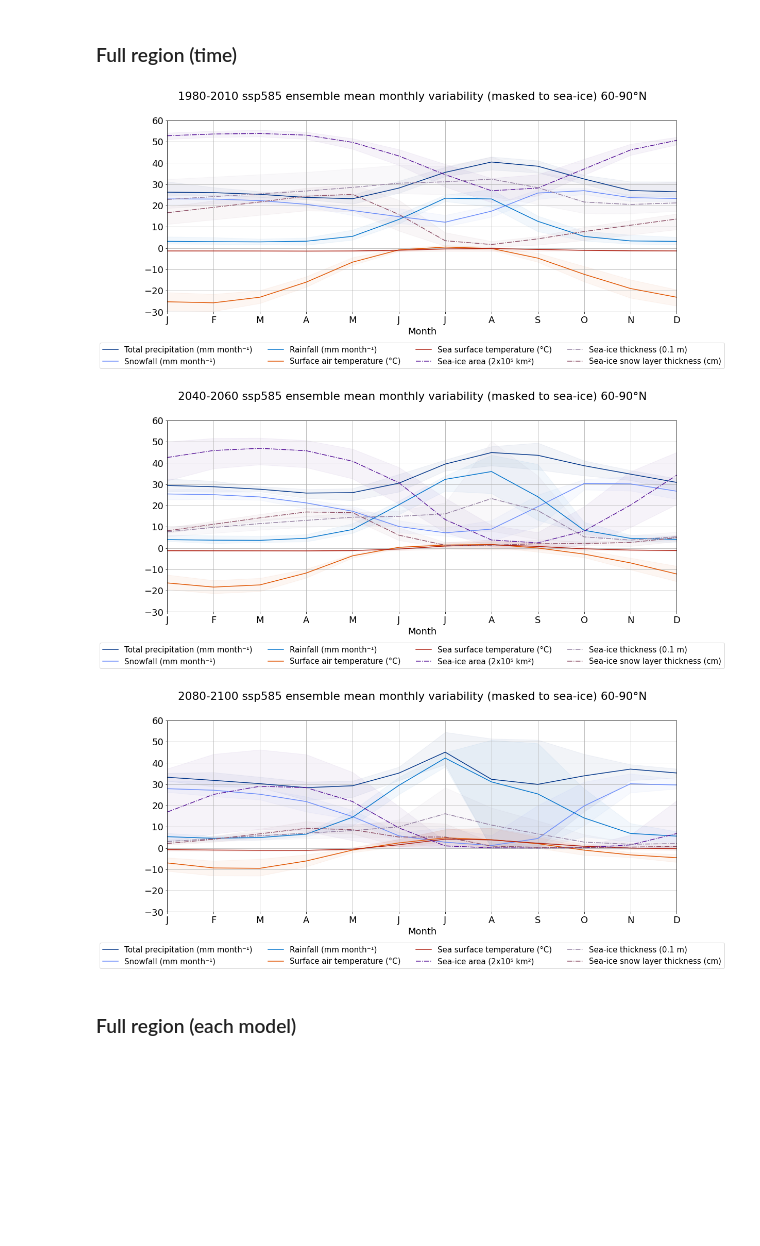
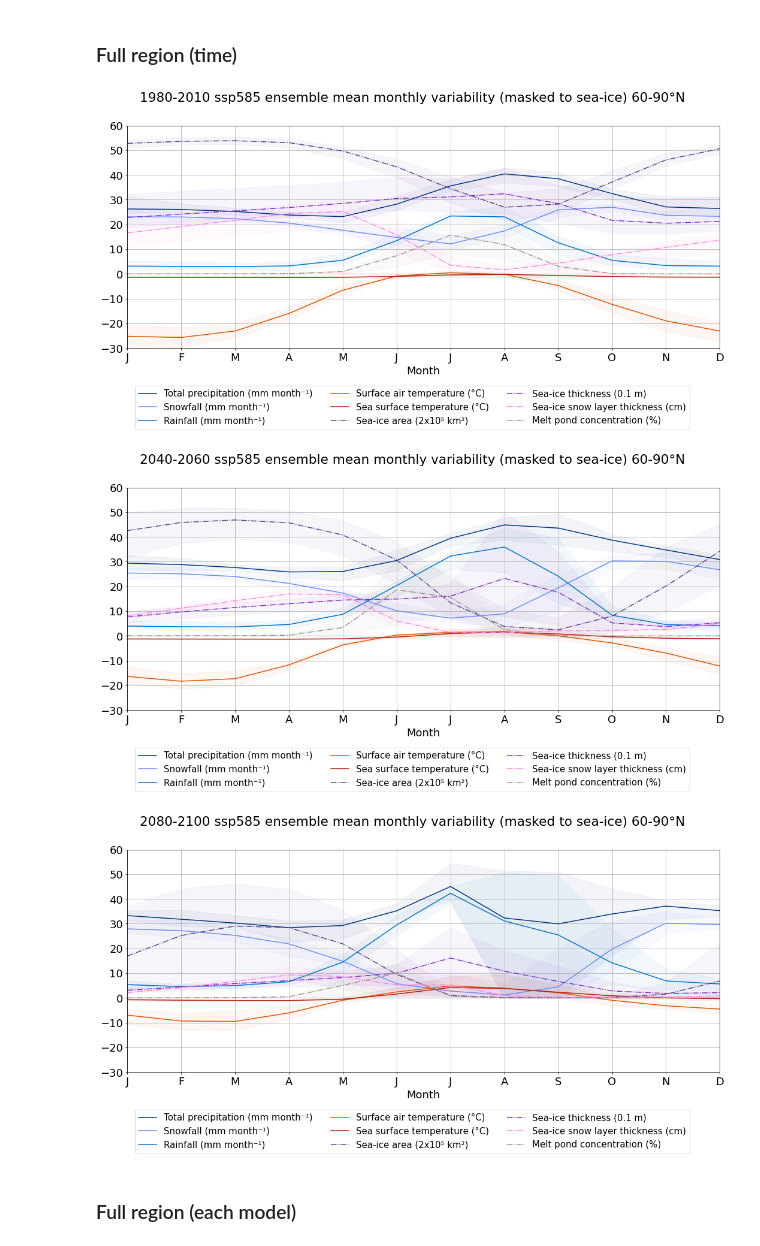
Before and after one commit to hannahwoodward/cmip6-seaice-precipitation, a Jupyter notebook: ensemble-comp-si.ipynb, the cells around one changed output. Drawn from its saved outputs; the diff is of its cells as text; code cells hidden in the pictures; blank space fills up the shorter version.

Commit message:
Add melt pond conc to ensemble comparison

```diff
--- a/ensemble-comp-si.ipynb
+++ b/ensemble-comp-si.ipynb
@@ -49,6 +49,9 @@ ensemble_sithick_time_series *= 10
 ensemble_sisnthick_time_series = libs.local.get_ensemble_series('sisnthick', experiment)
 ensemble_sisnthick_time_series *= 100
 
+ensemble_simp_time_series = libs.local.get_ensemble_series('simpconc', experiment)
+#ensemble_simp_time_series /= 1e5
+
 # ensemble_simass_time_series = time_series_process(
 #     libs.local.get_ensemble_series('simass', experiment)
 # )
@@ -57,6 +60,8 @@ for variable in ensemble_tas_time_series:
     ensemble_siconc_time_series[variable].attrs['plot_kwargs'] = { 'linestyle': 'dashdot' }
     ensemble_sithick_time_series[variable].attrs['plot_kwargs'] = { 'linestyle': 'dashdot' }
     ensemble_sisnthick_time_series[variable].attrs['plot_kwargs'] = { 'linestyle': 'dashdot' }
+    if variable in ensemble_simp_time_series:
+        ensemble_simp_time_series[variable].attrs['plot_kwargs'] = { 'linestyle': 'dashdot' }
 
 
 time_slices = libs.vars.default_time_slices()
@@ -92,55 +97,58 @@ for s in time_slices:
 
     slice_siconc = ensemble_siconc_time_series.sel(**s['slice']).groupby('time.month').mean('time')
     slice_siconc['Ensemble mean'].attrs['label'] = 'Sea-ice area (2x10⁵ km²)'
-    slice_siconc['Ensemble mean'].attrs['color'] = '#5a189a'
+    slice_siconc['Ensemble mean'].attrs['color'] = '#564592'
 
     slice_sithick = ensemble_sithick_time_series.sel(**s['slice']).groupby('time.month').mean('time')
     slice_sithick['Ensemble mean'].attrs['label'] = 'Sea-ice thickness (0.1 m)'
-    slice_sithick['Ensemble mean'].attrs['color'] = '#927EA0'
-    slice_sithick['Ensemble mean'].attrs['plot_kwargs'] = { 'linestyle': 'dashdot' }
+    slice_sithick['Ensemble mean'].attrs['color'] = '#7f2ccb'
 
     slice_sisnthick = ensemble_sisnthick_time_series.sel(**s['slice']).groupby('time.month').mean('time')
     slice_sisnthick['Ensemble mean'].attrs['label'] = 'Sea-ice snow layer thickness (cm)'
-    slice_sisnthick['Ensemble mean'].attrs['color'] = '#8E5167'
-    slice_sisnthick['Ensemble mean'].attrs['plot_kwargs'] = { 'linestyle': 'dashdot' }
+    slice_sisnthick['Ensemble mean'].attrs['color'] = '#ff84e8'
+
+    slice_simp = ensemble_simp_time_series.sel(**s['slice']).groupby('time.month').mean('time')
+    slice_simp['Ensemble mean'].attrs['label'] = 'Melt pond concentration (%)'
+    slice_simp['Ensemble mean'].attrs['color'] = '#A0948B'
 
     variables = [
         slice_pr,
         slice_prsn,
         slice_prra,
         slice_tas,
         slice_tos,
         slice_siconc,
         slice_sithick,
-        slice_sisnthick
+        slice_sisnthick,
+        slice_simp
     ]
 
     fig = libs.plot.monthly_variability(
         variables,
-        cols=4,
+        cols=3,
         legend_below=True,
         title=f'{s_label} {experiment} ensemble mean monthly variability (masked to sea-ice) 60-90°N',
         ylabel=time_series_y_label,
         yrange=(-30, 60),
         variables=['Ensemble mean']
     )
 
     for data in variables:
         data_min = data.to_array('min').min('min')
         data_max = data.to_array('max').max('max')
 
         fig.axes[0].fill_between(
             np.arange(1, 13),
             data_min.values,
             data_max.values,
             alpha=0.05,
             color=data['Ensemble mean'].attrs['color'],
             zorder=-1
         )
 # %% [output]
-[figure, old version]
+[figure, new version]
-[figure, old version]
+[figure, new version]
-[figure, old version]
+[figure, new version]
 # %% [markdown]
 ### Full region (each model)
 # %%
```
Also changed, not shown: parts of 2 cells of this notebook, 1 other file.
